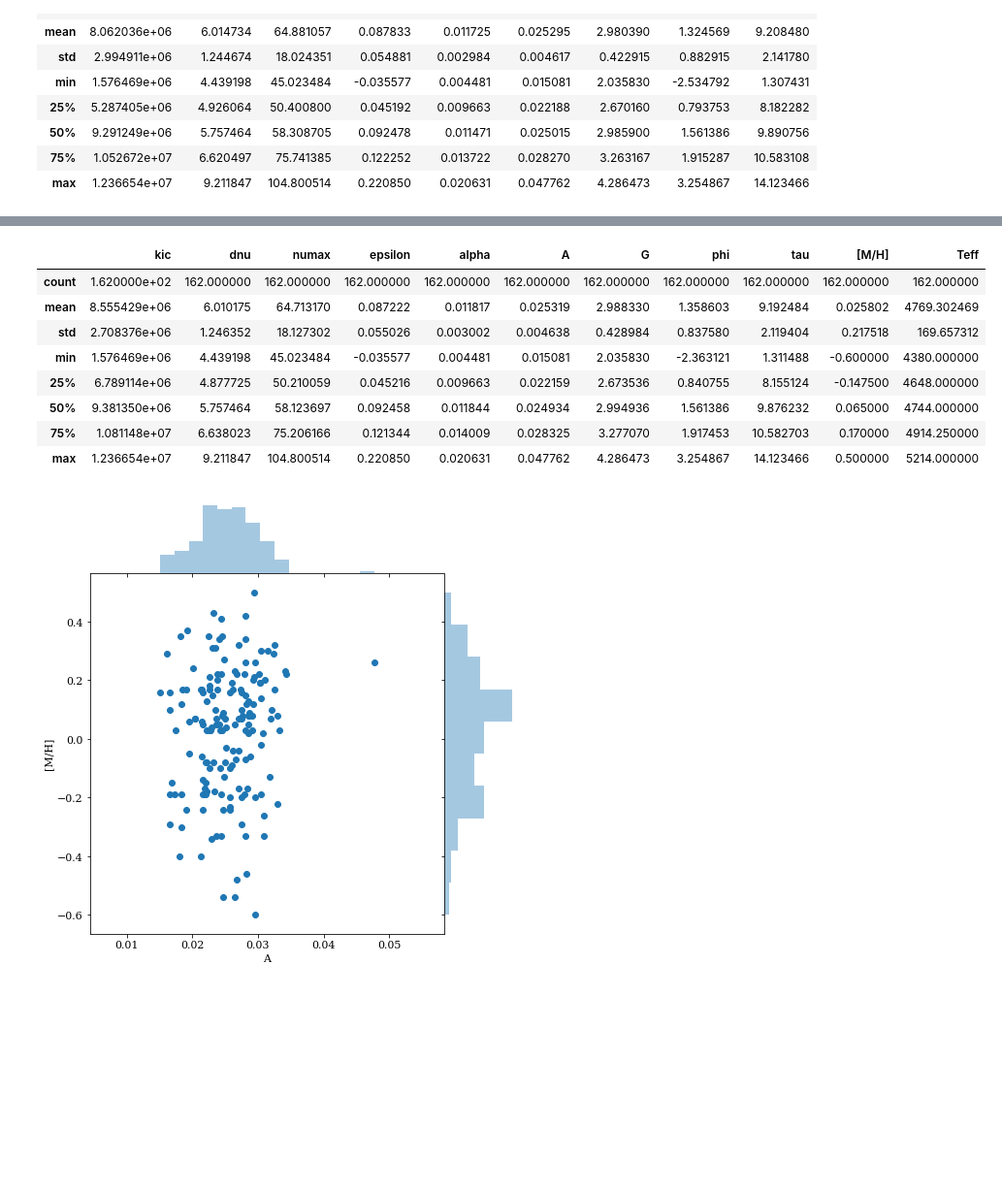
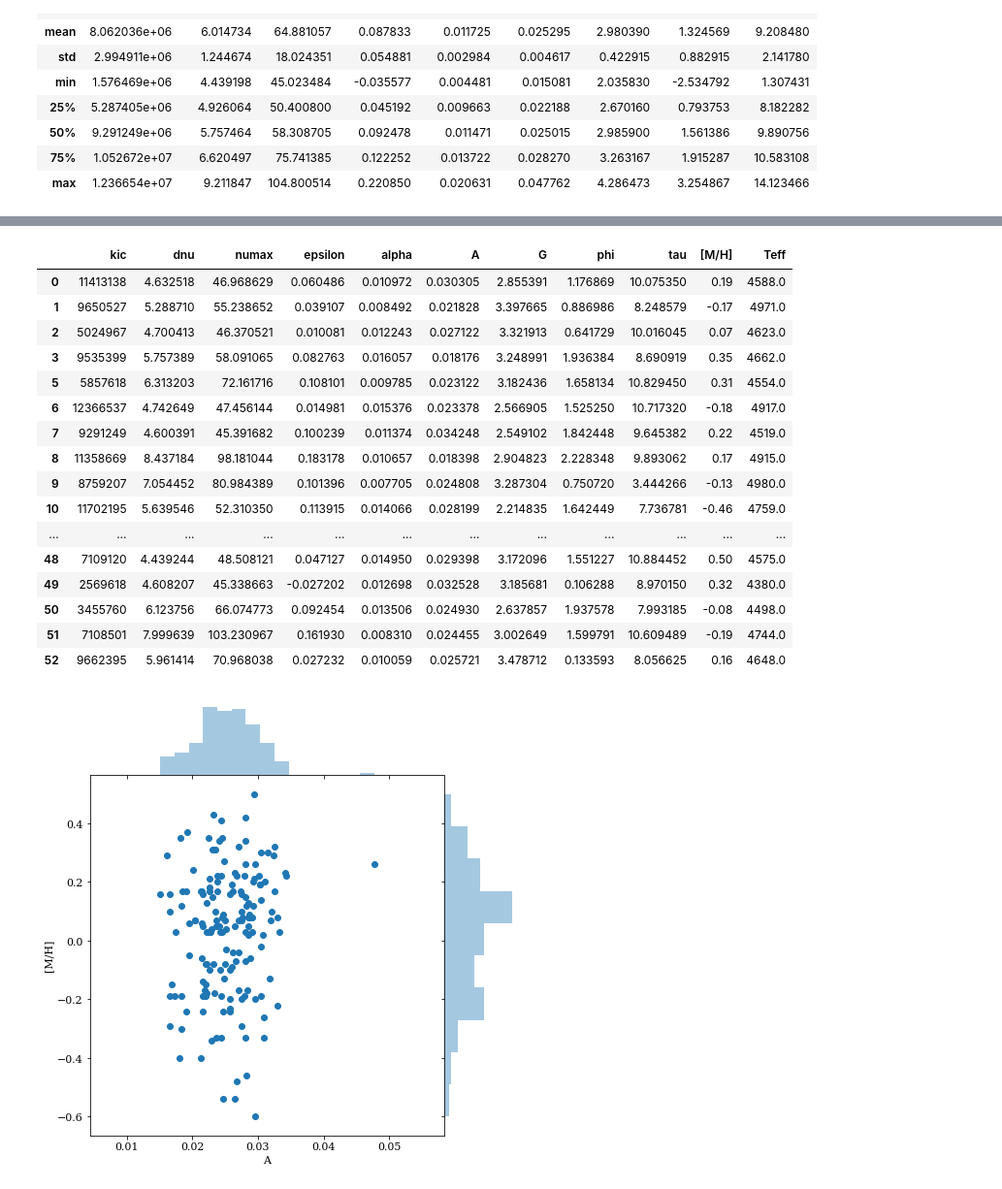
Before and after one commit to daw538/y4project, a Jupyter notebook: Dan_notebooks/fitanalysis.ipynb, the cells around one changed output, grey strips where cells are left out. Shown at 97% size. Drawn from its saved outputs; the diff is of its cells as text; code cells hidden in the pictures; blank space fills up the shorter version.

```diff
--- a/Dan_notebooks/fitanalysis.ipynb
+++ b/Dan_notebooks/fitanalysis.ipynb
@@ -47,6 +47,8 @@ dnus = np.linspace(df['dnu'].min(), df['dnu'].max(), 20)
 As = AA * dnus**(-AB)
 alphas = alA * dnus**(-alB)
 epsilons = epsA + epsB*np.log(dnus)
+depsilons = epsA + epsB*np.log(df['dnu'])
+df['eps_resi'] = df['epsilon'] - depsilons
 # %%
 f, ((ax1, ax2, ax3), (ax4, ax5, ax6)) = plt.subplots(2,3, figsize=(13,8))
 ax1.scatter(df['dnu'], df['A'])
@@ -83,35 +85,43 @@ plt.show()
 # %%
 apokasc = pd.read_csv('../data/APOKASCfull.csv', usecols=['KIC', 'Teff', '[M/H]2', 'M1', 'R1'])
 apokasc = apokasc.replace('        ', np.nan)
 
 metals = []
 temps = []
 for i in df['kic']:
     if any(apokasc['KIC'] == i):
         z = apokasc.loc[(apokasc.KIC == i)]['[M/H]2'].values
         T = apokasc.loc[(apokasc.KIC == i)]['Teff'].values
         metals.append(z[0])
         temps.append(T[0])
     else:
         metals.append(np.nan)
         temps.append(np.nan)
 
 df['[M/H]'] = metals
 df['Teff'] = temps
 df['Teff'] = df['Teff'].astype(float)
 df = df.dropna()
 #df = df[pd.notnull(df['Teff'])]
-display(df.describe())
+display(df.head(50))
 # %% [output]
 |  | kic | dnu | numax | epsilon | alpha | A | G | phi | tau | [M/H] | Teff |
-| count | 1.620000e+02 | 162.000000 | 162.000000 | 162.000000 | 162.000000 | 162.000000 | 162.000000 | 162.000000 | 162.000000 | 162.000000 | 162.000000 |
-| mean | 8.555429e+06 | 6.010175 | 64.713170 | 0.087222 | 0.011817 | 0.025319 | 2.988330 | 1.358603 | 9.192484 | 0.025802 | 4769.302469 |
-| std | 2.708376e+06 | 1.246352 | 18.127302 | 0.055026 | 0.003002 | 0.004638 | 0.428984 | 0.837580 | 2.119404 | 0.217518 | 169.657312 |
-| min | 1.576469e+06 | 4.439198 | 45.023484 | -0.035577 | 0.004481 | 0.015081 | 2.035830 | -2.363121 | 1.311488 | -0.600000 | 4380.000000 |
-| 25% | 6.789114e+06 | 4.877725 | 50.210059 | 0.045216 | 0.009663 | 0.022159 | 2.673536 | 0.840755 | 8.155124 | -0.147500 | 4648.000000 |
-| 50% | 9.381350e+06 | 5.757464 | 58.123697 | 0.092458 | 0.011844 | 0.024934 | 2.994936 | 1.561386 | 9.876232 | 0.065000 | 4744.000000 |
-| 75% | 1.081148e+07 | 6.638023 | 75.206166 | 0.121344 | 0.014009 | 0.028325 | 3.277070 | 1.917453 | 10.582703 | 0.170000 | 4914.250000 |
-| max | 1.236654e+07 | 9.211847 | 104.800514 | 0.220850 | 0.020631 | 0.047762 | 4.286473 | 3.254867 | 14.123466 | 0.500000 | 5214.000000 |
+| 0 | 11413138 | 4.632518 | 46.968629 | 0.060486 | 0.010972 | 0.030305 | 2.855391 | 1.176869 | 10.075350 | 0.19 | 4588.0 |
+| 1 | 9650527 | 5.288710 | 55.238652 | 0.039107 | 0.008492 | 0.021828 | 3.397665 | 0.886986 | 8.248579 | -0.17 | 4971.0 |
+| 2 | 5024967 | 4.700413 | 46.370521 | 0.010081 | 0.012243 | 0.027122 | 3.321913 | 0.641729 | 10.016045 | 0.07 | 4623.0 |
+| 3 | 9535399 | 5.757389 | 58.091065 | 0.082763 | 0.016057 | 0.018176 | 3.248991 | 1.936384 | 8.690919 | 0.35 | 4662.0 |
+| 5 | 5857618 | 6.313203 | 72.161716 | 0.108101 | 0.009785 | 0.023122 | 3.182436 | 1.658134 | 10.829450 | 0.31 | 4554.0 |
+| 6 | 12366537 | 4.742649 | 47.456144 | 0.014981 | 0.015376 | 0.023378 | 2.566905 | 1.525250 | 10.717320 | -0.18 | 4917.0 |
+| 7 | 9291249 | 4.600391 | 45.391682 | 0.100239 | 0.011374 | 0.034248 | 2.549102 | 1.842448 | 9.645382 | 0.22 | 4519.0 |
+| 8 | 11358669 | 8.437184 | 98.181044 | 0.183178 | 0.010657 | 0.018398 | 2.904823 | 2.228348 | 9.893062 | 0.17 | 4915.0 |
+| 9 | 8759207 | 7.054452 | 80.984389 | 0.101396 | 0.007705 | 0.024808 | 3.287304 | 0.750720 | 3.444266 | -0.13 | 4980.0 |
+| 10 | 11702195 | 5.639546 | 52.310350 | 0.113915 | 0.014066 | 0.028199 | 2.214835 | 1.642449 | 7.736781 | -0.46 | 4759.0 |
+| ... | ... | ... | ... | ... | ... | ... | ... | ... | ... | ... | ... |
+| 48 | 7109120 | 4.439244 | 48.508121 | 0.047127 | 0.014950 | 0.029398 | 3.172096 | 1.551227 | 10.884452 | 0.50 | 4575.0 |
+| 49 | 2569618 | 4.608207 | 45.338663 | -0.027202 | 0.012698 | 0.032528 | 3.185681 | 0.106288 | 8.970150 | 0.32 | 4380.0 |
+| 50 | 3455760 | 6.123756 | 66.074773 | 0.092454 | 0.013506 | 0.024930 | 2.637857 | 1.937578 | 7.993185 | -0.08 | 4498.0 |
+| 51 | 7108501 | 7.999639 | 103.230967 | 0.161930 | 0.008310 | 0.024455 | 3.002649 | 1.599791 | 10.609489 | -0.19 | 4744.0 |
+| 52 | 9662395 | 5.961414 | 70.968038 | 0.027232 | 0.010059 | 0.025721 | 3.478712 | 0.133593 | 8.056625 | 0.16 | 4648.0 |
 # %%
 #f, ((ax1, ax2), (ax3, ax4)) = plt.subplots(2,2, figsize=(8,8))
 ax1 = sns.jointplot(df['A'], df['[M/H]'], height=7, space=0)
```
Also changed, not shown: parts of 3 cells of this notebook, 10 other files.
